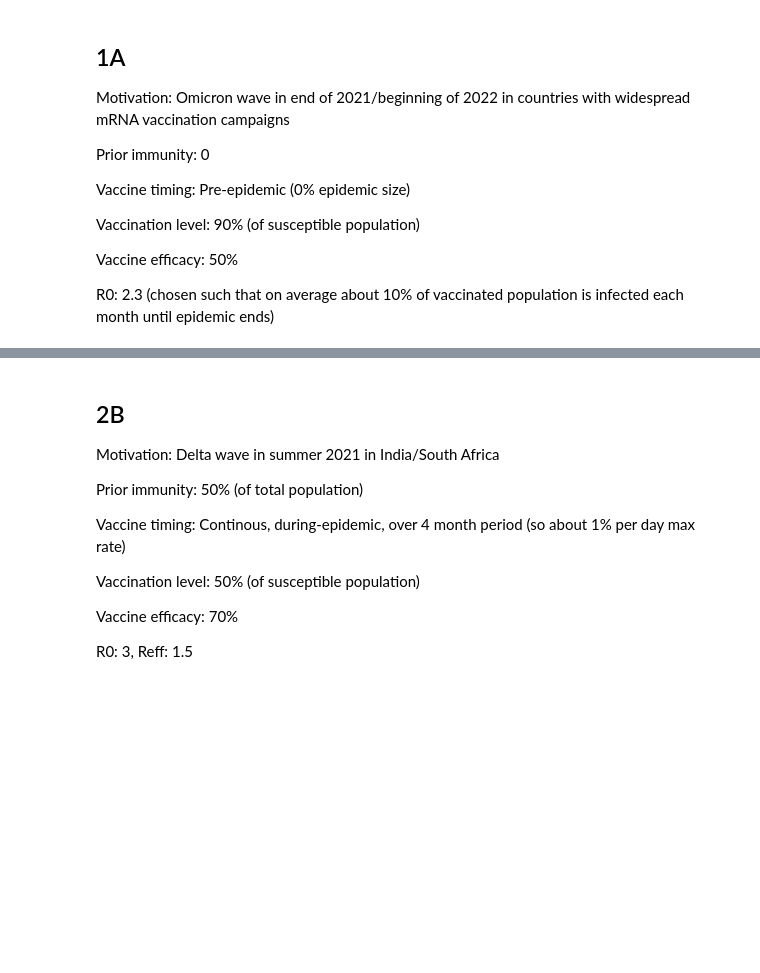
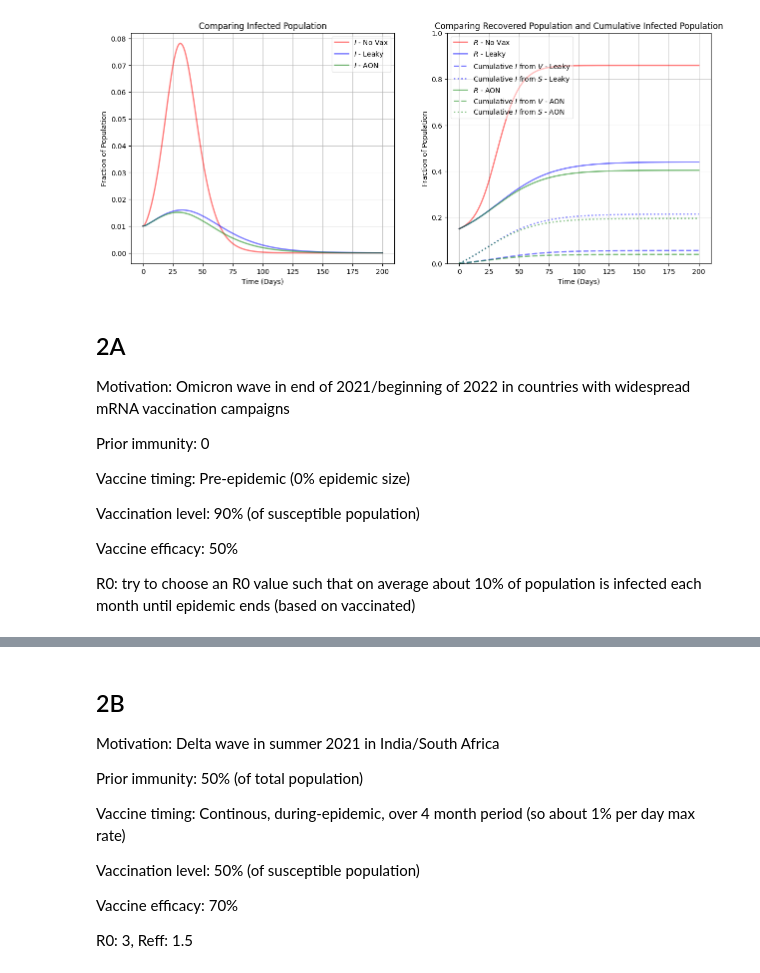
Before and after one commit to anjalika-nande/VaccineEfficacy, a Jupyter notebook: Examples/Examples.ipynb, the cells around one changed output, grey strips where cells are left out. Saved outputs shown, nothing was run; the diff lists cells and outputs as text; code cells hidden in the pictures; blank space fills up the shorter version.

```diff
--- a/Examples/Examples.ipynb
+++ b/Examples/Examples.ipynb
@@ -13,5 +27,53 @@ Here we use our modified SEIR model to specific scenarios based on real-world va
+# %%
+### define parameter values
+sigma = 1 / 4
+gamma = 1 / 4
+R0 = 2.5
+beta = R0 * gamma
+w = 0
+t = 200
+
+# initial conditions based on prior immunity
+e0 = 0.01
+i0 = 0.01
+r0 = 0.15
+s0=1-r0-e0-i0
+y0 = [s0, e0, i0, r0]
+
+# vaccine efficacy
+eps = 0.8
+
+# vaccine timing
+tv = -1 # before epidemic starts
+
+# vaccination level
+fv = s0 * 0.5
+
+# no vaccination
+sol = solve_ivp(
+    seir,
+    [0, t],
+    y0,
+    args=(beta, sigma, gamma),
+    dense_output=True,
+    t_eval=np.linspace(0, t, t + 1),
+)
+
+### run model - instantaneous vaccination
+# leaky
+sim_leaky = run_modified_seir(y0, t, tv, beta, sigma, gamma, w, fv, eps, mode="leaky")
+
+# aon
+sim_aon = run_modified_seir(y0, t, tv, beta, sigma, gamma, w, fv, eps, mode="aon")
+
+### plot time-series plot
+plt.rcParams["pdf.fonttype"] = 42
+fig = plot_timeseries_cat(sol.y, sim_leaky, sim_aon)
+plt.savefig('Figures/1A.pdf', format='pdf', bbox_inches='tight')
+# %% [output]
+[figure, added]
 # %% [markdown]
-## 1A
+## 2A
 
 Motivation: Omicron wave in end of 2021/beginning of 2022 in countries with widespread mRNA vaccination campaigns
 
@@ -23,4 +85,4 @@ Vaccination level: 90% (of susceptible population)
 
 Vaccine efficacy: 50%
 
-R0: 2.3 (chosen such that on average about 10% of vaccinated population is infected each month until epidemic ends)
+R0: try to choose an R0 value such that on average about 10% of population is infected each month until epidemic ends (based on vaccinated)
```
Also changed, not shown: parts of 18 cells of this notebook, 24 other files.
